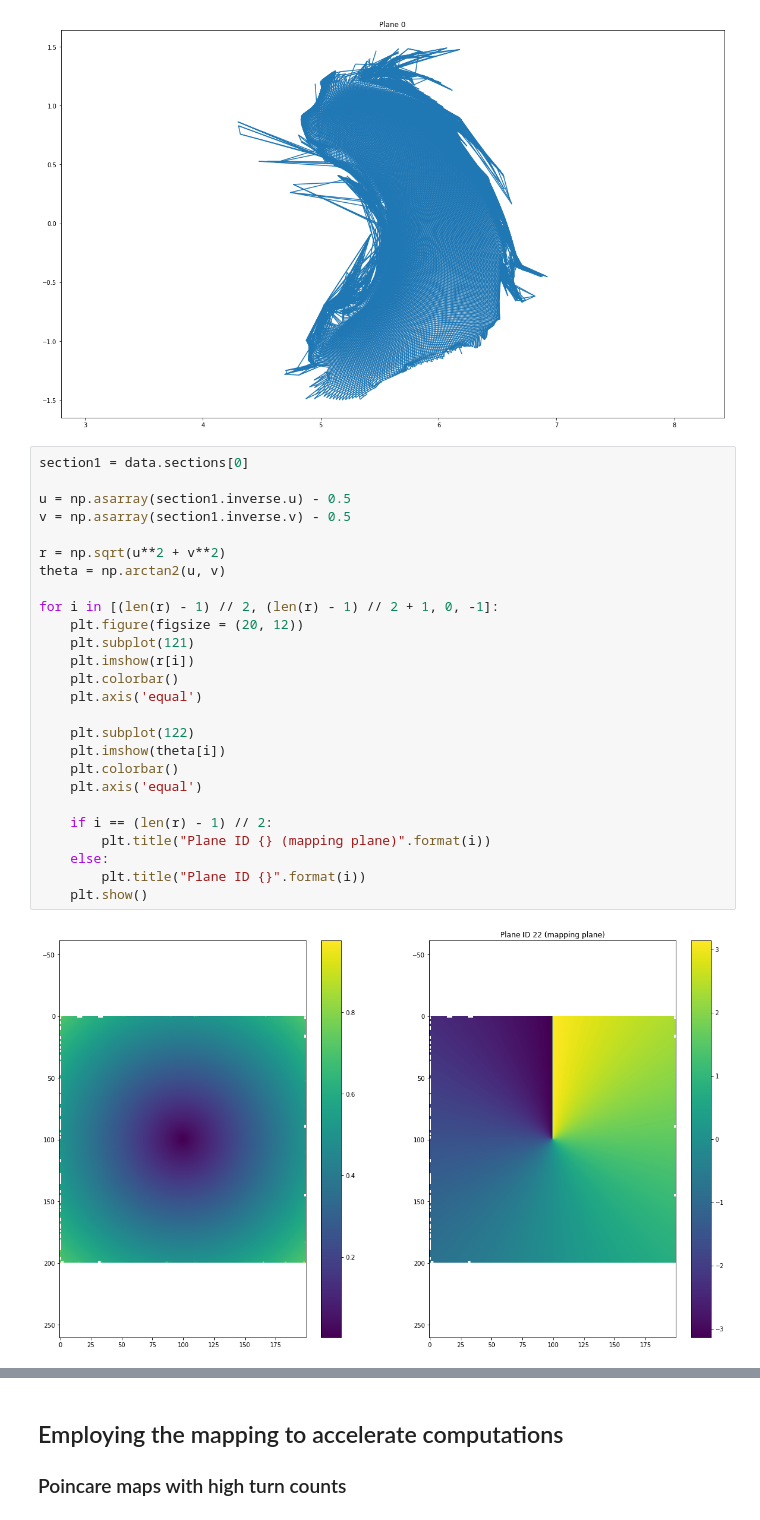
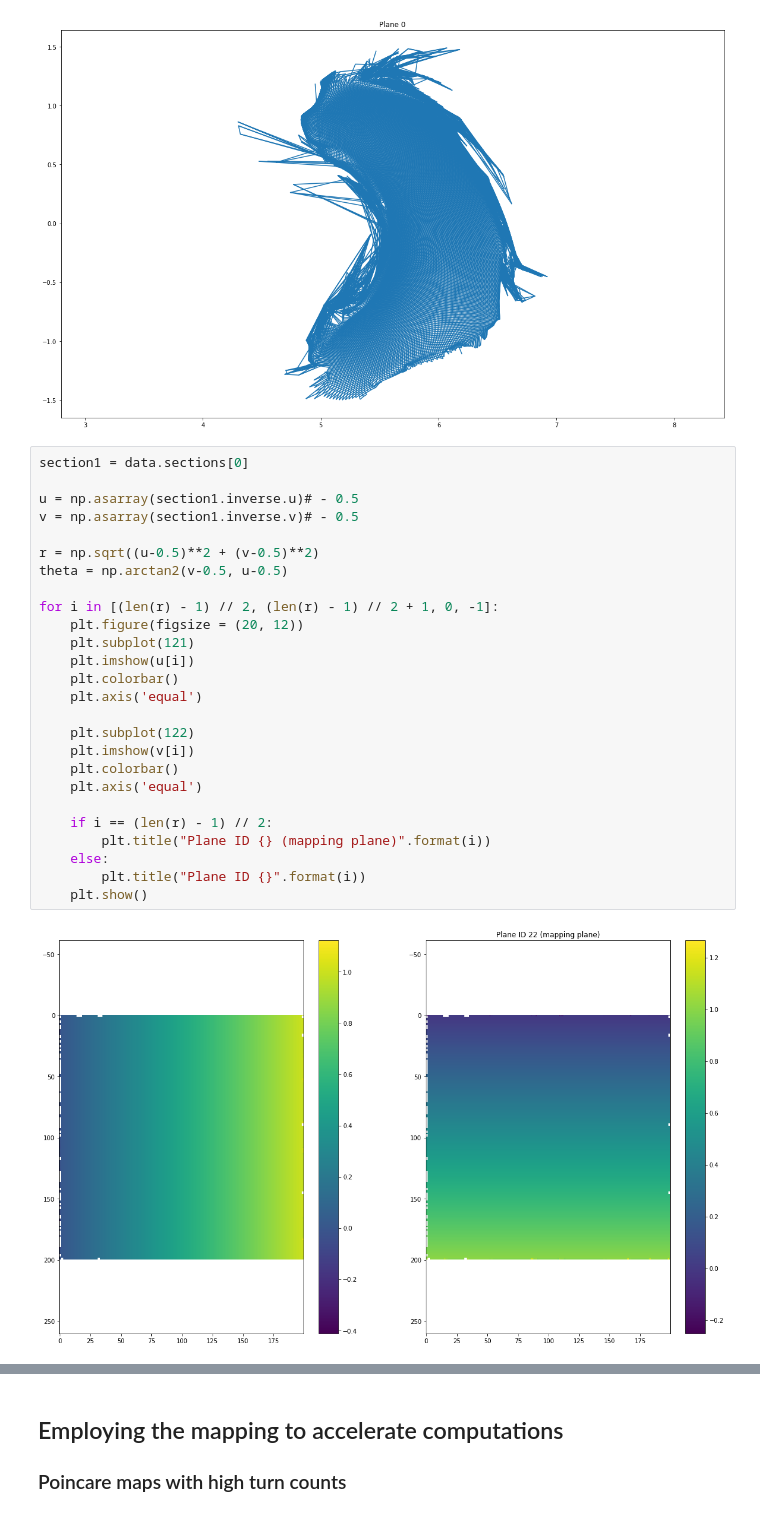
Before and after one commit to alexrobomind/fusionsc, a Jupyter notebook: src/docs/howto/Mapping.ipynb, the cells around one changed output, grey strips where cells are left out. Saved outputs shown, nothing was run; the diff lists cells and outputs as text.

```diff
--- a/src/docs/howto/Mapping.ipynb
+++ b/src/docs/howto/Mapping.ipynb
@@ -138,28 +138,28 @@ for i in [(len(r) - 1) // 2, (len(r) - 1) // 2 + 1, 0, -1]:
 # %%
 section1 = data.sections[0]
 
-u = np.asarray(section1.inverse.u) - 0.5
-v = np.asarray(section1.inverse.v) - 0.5
+u = np.asarray(section1.inverse.u)# - 0.5
+v = np.asarray(section1.inverse.v)# - 0.5
 
-r = np.sqrt(u**2 + v**2)
-theta = np.arctan2(u, v)
+r = np.sqrt((u-0.5)**2 + (v-0.5)**2)
+theta = np.arctan2(v-0.5, u-0.5)
 
 for i in [(len(r) - 1) // 2, (len(r) - 1) // 2 + 1, 0, -1]:
     plt.figure(figsize = (20, 12))
     plt.subplot(121)
-    plt.imshow(r[i])
+    plt.imshow(u[i])
     plt.colorbar()
     plt.axis('equal')
 
     plt.subplot(122)
-    plt.imshow(theta[i])
+    plt.imshow(v[i])
     plt.colorbar()
     plt.axis('equal')
 
     if i == (len(r) - 1) // 2:
         plt.title("Plane ID {} (mapping plane)".format(i))
     else:
         plt.title("Plane ID {}".format(i))
     plt.show()
 # %% [output]
-[figure, old version]
+[figure, new version]
```
Also changed, not shown: parts of 5 cells of this notebook, 1 other file.
